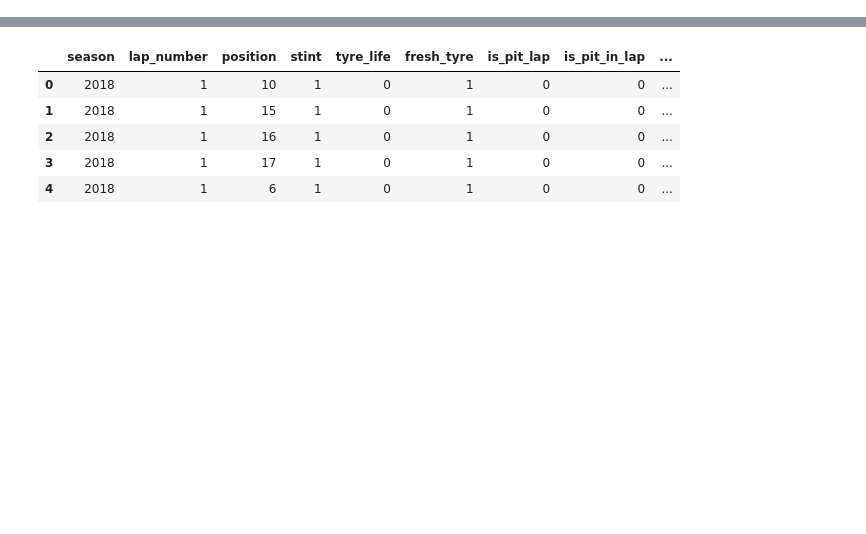
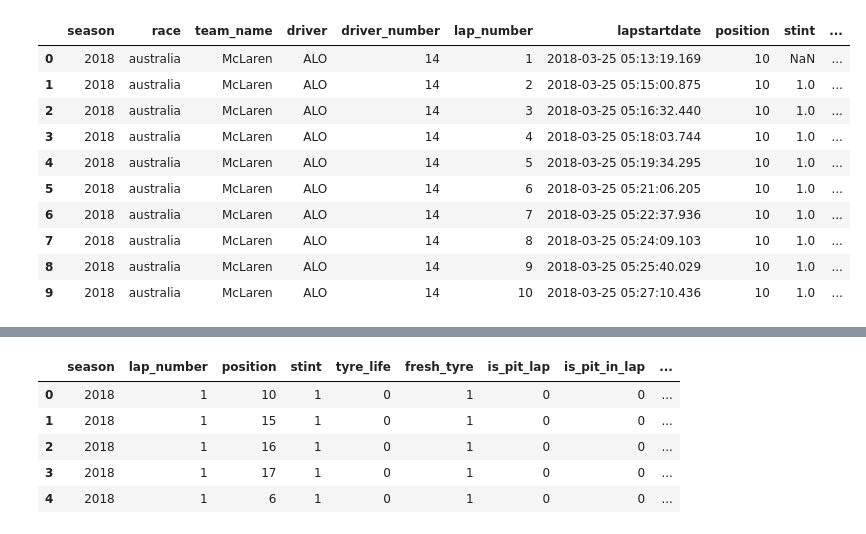
Before and after one commit to Selim-chahdoura/Motosport_data_platform, a Jupyter notebook: notebooks/prepare_lap_prediction_for_ml.ipynb, the cells around one changed output, grey strips where cells are left out. Cells and saved outputs as stored; diff of their text form; code cells hidden in the pictures; blank space fills up the shorter version.

```diff
--- a/notebooks/prepare_lap_prediction_for_ml.ipynb
+++ b/notebooks/prepare_lap_prediction_for_ml.ipynb
@@ -209,7 +212,7 @@ ml_feature_df = (
 print("Rows:", ml_feature_df.count())
 print("Columns:", len(ml_feature_df.columns))
 
-ml_feature_df.show(10, truncate=False)
+display(ml_feature_df.limit(10).toPandas())
 # %% [output]
 Rows: 164699
 Columns: 46
@@ -231,3 +219,14 @@ only showing top 10 rows
+|  | season | race | team_name | driver | driver_number | lap_number | lapstartdate | position | stint | ... |
+| 0 | 2018 | australia | McLaren | ALO | 14 | 1 | 2018-03-25 05:13:19.169 | 10 | NaN | ... |
+| 1 | 2018 | australia | McLaren | ALO | 14 | 2 | 2018-03-25 05:15:00.875 | 10 | 1.0 | ... |
+| 2 | 2018 | australia | McLaren | ALO | 14 | 3 | 2018-03-25 05:16:32.440 | 10 | 1.0 | ... |
+| 3 | 2018 | australia | McLaren | ALO | 14 | 4 | 2018-03-25 05:18:03.744 | 10 | 1.0 | ... |
+| 4 | 2018 | australia | McLaren | ALO | 14 | 5 | 2018-03-25 05:19:34.295 | 10 | 1.0 | ... |
+| 5 | 2018 | australia | McLaren | ALO | 14 | 6 | 2018-03-25 05:21:06.205 | 10 | 1.0 | ... |
+| 6 | 2018 | australia | McLaren | ALO | 14 | 7 | 2018-03-25 05:22:37.936 | 10 | 1.0 | ... |
+| 7 | 2018 | australia | McLaren | ALO | 14 | 8 | 2018-03-25 05:24:09.103 | 10 | 1.0 | ... |
+| 8 | 2018 | australia | McLaren | ALO | 14 | 9 | 2018-03-25 05:25:40.029 | 10 | 1.0 | ... |
+| 9 | 2018 | australia | McLaren | ALO | 14 | 10 | 2018-03-25 05:27:10.436 | 10 | 1.0 | ... |
 # %%
 from pyspark.sql.functions import col, when
 from pyspark.sql.window import Window
```
Also changed, not shown: parts of 9 cells of this notebook.
